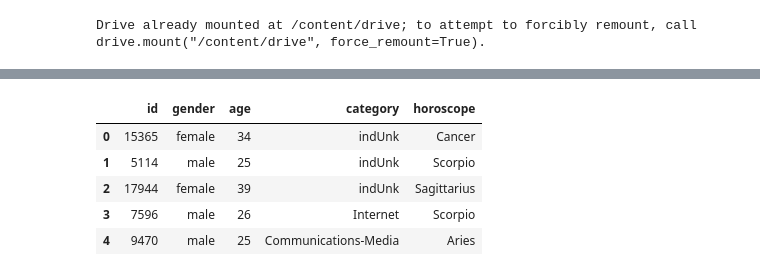
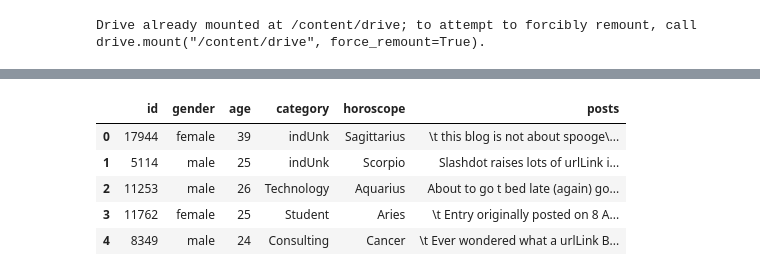
Before and after one commit to SaqlainHussainShah/Blogs_classification_NLP, a Jupyter notebook: Blogs_1.ipynb, the cells around one changed output, grey strips where cells are left out. Saved outputs shown, nothing was run; the diff lists cells and outputs as text; code cells hidden in the pictures.

```diff
--- a/Blogs_1.ipynb
+++ b/Blogs_1.ipynb
@@ -68,0 +76,31 @@ data_object
+# %%
+parser = etree.XMLParser(encoding='ISO-8859-1', recover = True, huge_tree=True)
+# %%
+def read_xml(li):
+  all_objects=[]
+  for i in range(len(li)):
+    # print("i will run ", i+1," times")
+    name_of_file=clean_file_names(li[i])
+    # print(name_of_file)
+
+    data_object=get_attributes_from_name(name_of_file)
+    # print(data_object)
+
+    post_text='  '
+    tree = etree.parse(li[i], parser=parser)
+    root = tree.getroot()
+    for element in root.iter():
+        if element.tag == 'post':
+            element_text = element.text
+            post_text = post_text + element_text
+    mystring = post_text.replace('\n', '').replace('\r', '')
+    mystring = mystring.replace('   ', '')
+    # print(mystring)
+    # name_of_file=clean_file_names(li[i])
+    # data_object=get_attributes_from_name(name_of_file)
+    data_object['posts']=mystring
+    all_objects.append(data_object)
+
+  return all_objects
+# %%
+data=read_xml(li)
@@ -69,11 +116,11 @@ data_object
 # %%
-data_frame = pd.DataFrame(data_object)
+df=pd.DataFrame(data)
 # %%
-data_frame.head()
+df.head()
 # %% [output]
-|  | id | gender | age | category | horoscope |
-| 0 | 15365 | female | 34 | indUnk | Cancer |
-| 1 | 5114 | male | 25 | indUnk | Scorpio |
-| 2 | 17944 | female | 39 | indUnk | Sagittarius |
-| 3 | 7596 | male | 26 | Internet | Scorpio |
-| 4 | 9470 | male | 25 | Communications-Media | Aries |
+|  | id | gender | age | category | horoscope | posts |
+| 0 | 17944 | female | 39 | indUnk | Sagittarius | \t this blog is not about spooge\... |
+| 1 | 5114 | male | 25 | indUnk | Scorpio | Slashdot raises lots of urlLink i... |
+| 2 | 11253 | male | 26 | Technology | Aquarius | About to go t bed late (again) go... |
+| 3 | 11762 | female | 25 | Student | Aries | \t Entry originally posted on 8 A... |
+| 4 | 8349 | male | 24 | Consulting | Cancer | \t Ever wondered what a urlLink B... |
```
Also changed, not shown: parts of 10 cells of this notebook.
